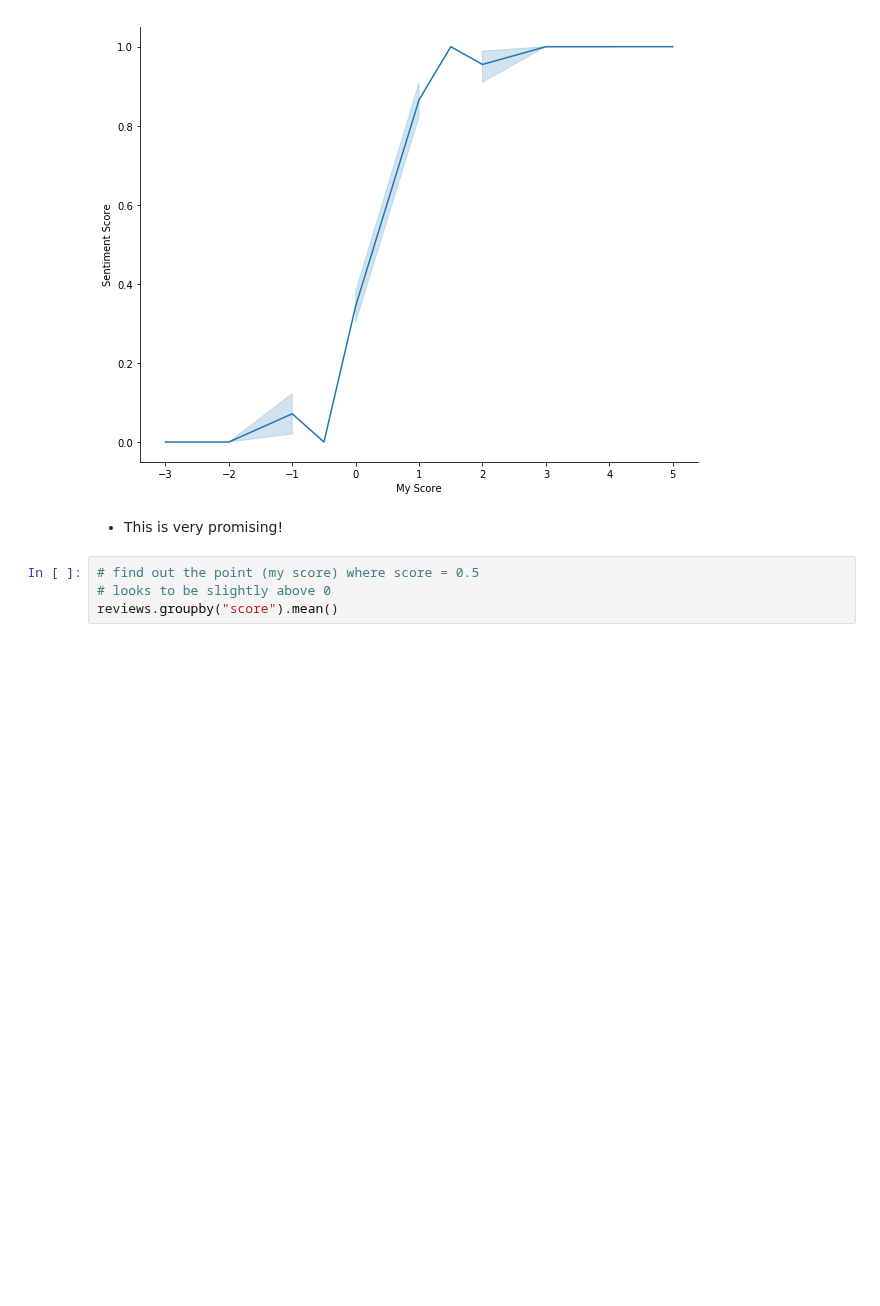
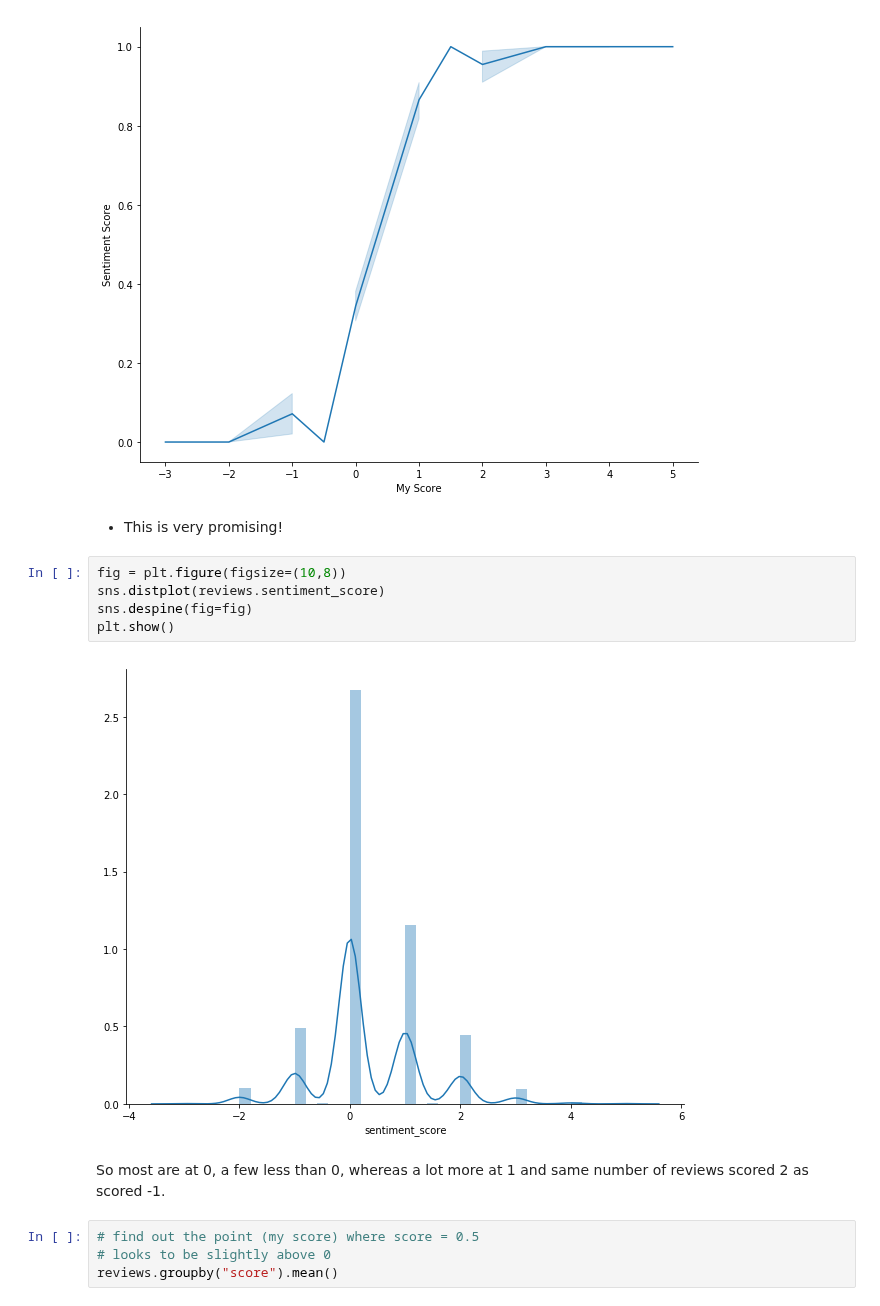
Before and after one commit to mkm29/DataScience, a Jupyter notebook: thinkful/unit/2/3/sentiment_analysis.ipynb, the cells around one changed output. Cells and saved outputs as stored; diff of their text form; blank space fills up the shorter version.

Commit message:
Added KDE of sentiment scores

```diff
--- a/thinkful/unit/2/3/sentiment_analysis.ipynb
+++ b/thinkful/unit/2/3/sentiment_analysis.ipynb
@@ -96,6 +96,15 @@ plt.show()
 [figure]
 # %% [markdown]
   * This is very promising!
+# %%
+fig = plt.figure(figsize=(10,8))
+sns.distplot(reviews.sentiment_score)
+sns.despine(fig=fig)
+plt.show()
+# %% [output]
+[figure, added]
+# %% [markdown]
+So most are at 0, a few less than 0, whereas a lot more at 1 and same number of reviews scored 2 as scored -1.
 # %%
 # find out the point (my score) where score = 0.5
 # looks to be slightly above 0
```
